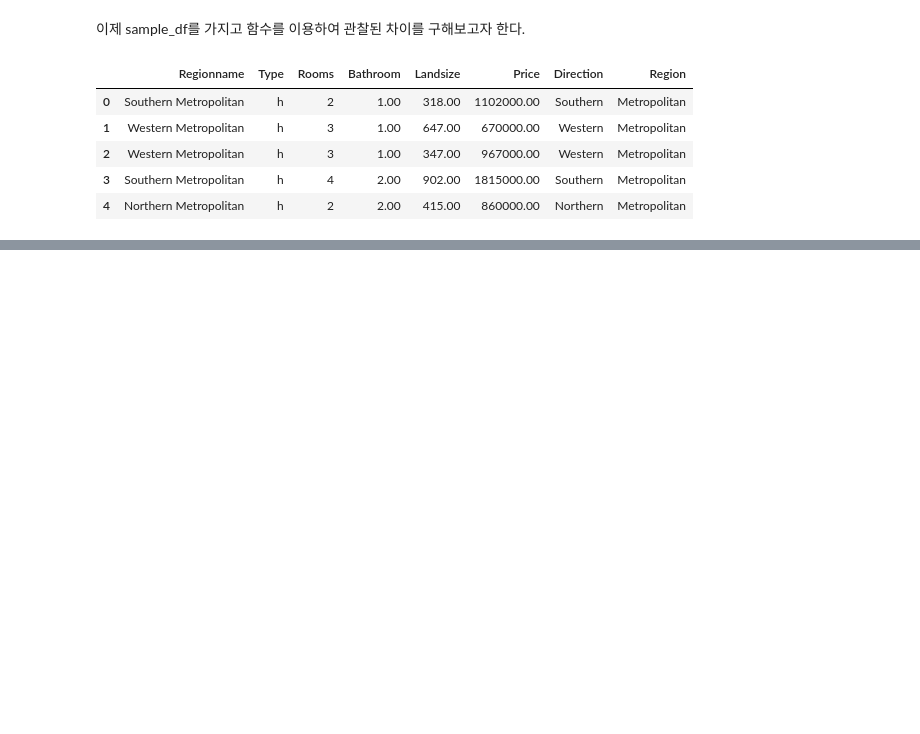
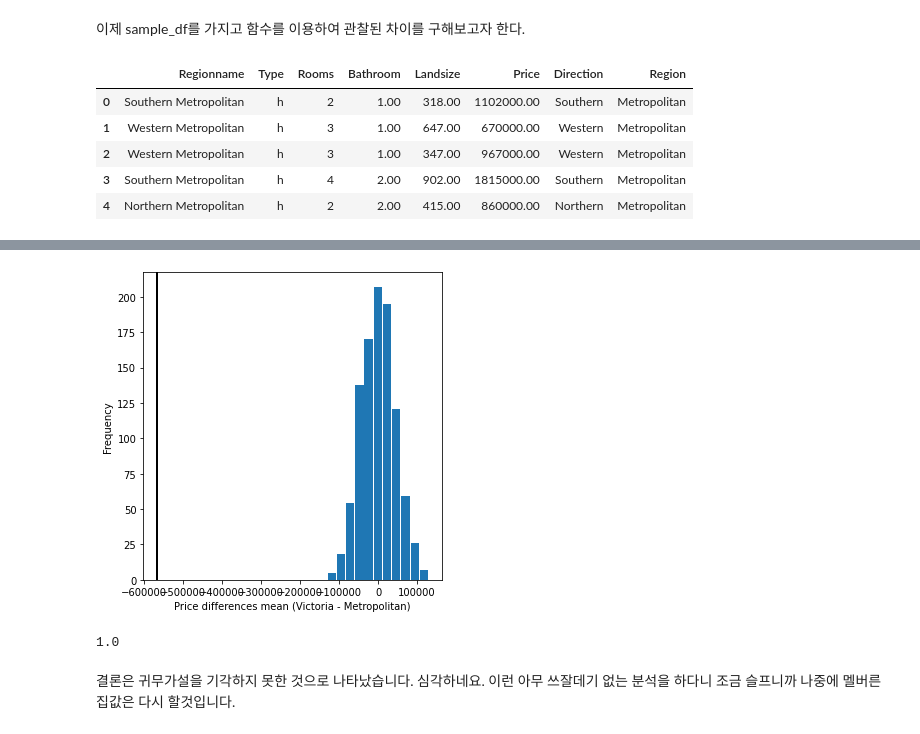
Before and after one commit to Angela-Park-JE/TIL_ver1, a Jupyter notebook: pandas/permutation_test.ipynb, the cells around one changed output, grey strips where cells are left out. Drawn from its saved outputs; the diff is of its cells as text; code cells hidden in the pictures; blank space fills up the shorter version.

```diff
--- a/pandas/permutation_test.ipynb
+++ b/pandas/permutation_test.ipynb
@@ -344,0 +398,20 @@ sample_df.head()
+# %%
+# 위 결과를 시각화한다.
+
+fig, ax = plt.subplots(figsize = (5,5))
+ax.hist(perm_diffs, bins =11, rwidth = 0.9) # 줄 너비 0.9
+ax.axvline(x = meanPrice_V - meanPrice_M, color = 'black', lw = 2) # 원래 처음 결과(평균에서 평균을 뺀것) 선을 그어줌
+# ax.text(50, 190, 'Observed \n difference', bbox = {'facecolor': 'white'}) # 선 설명 텍스트
+ax.set_xlabel('Price differences mean (Victoria - Metropolitan)')
+ax.set_ylabel('Frequency')
+
+plt.tight_layout()
+plt.show()
+# %% [output]
+[figure, added]
+# %%
+np.mean(np.array(perm_diffs) > meanPrice_V - meanPrice_M)
+# %% [output]
+1.0
+# %% [markdown]
+결론은 귀무가설을 기각하지 못한 것으로 나타났습니다. 심각하네요. 이런 아무 쓰잘데기 없는 분석을 하다니 조금 슬프니까 나중에 멜버른 집값은 다시 할것입니다.
```
Also changed, not shown: parts of 7 cells of this notebook.
